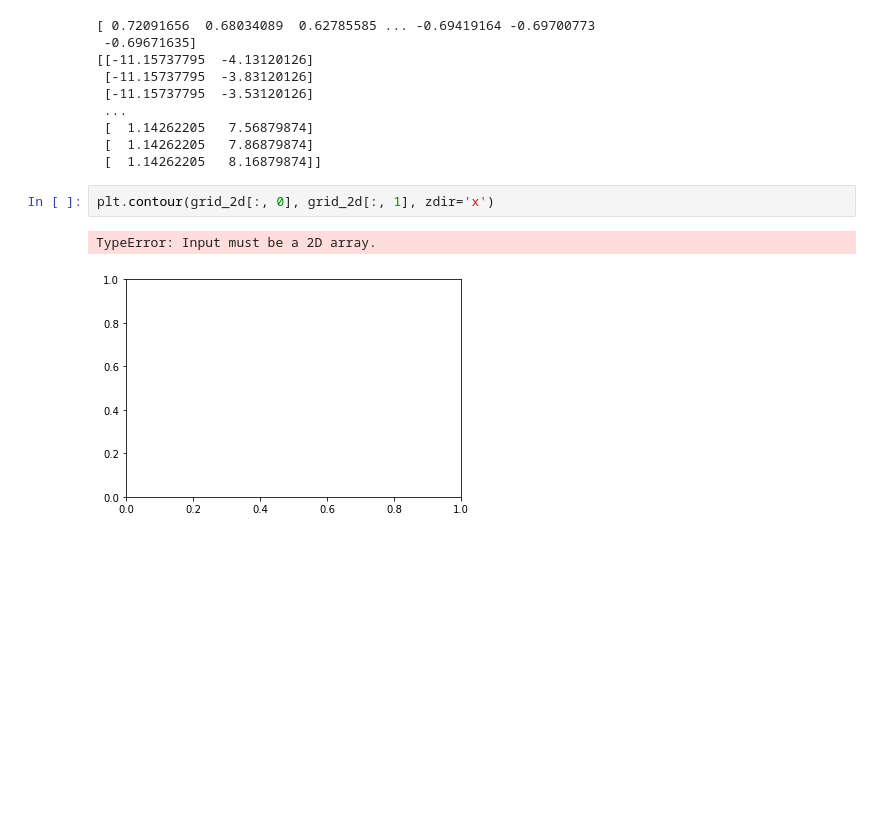
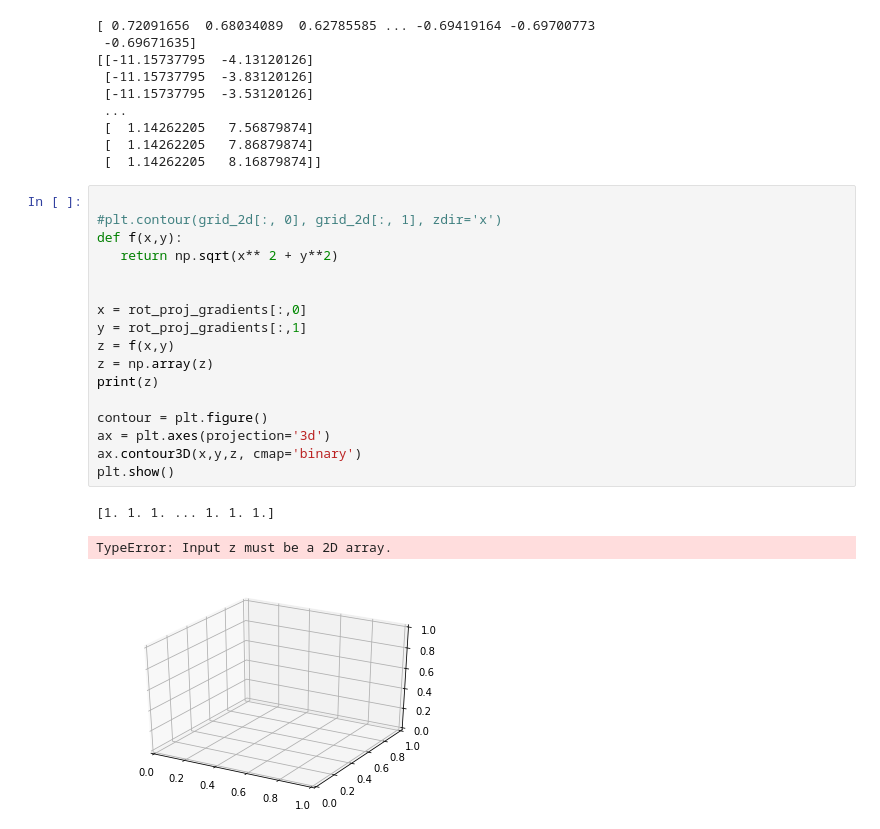
Before and after one commit to theochem/chemtools, a Jupyter notebook: examples/plotting/2D_Plotting_Gradient.ipynb, the cells around one changed output. Drawn from its saved outputs; the diff is of its cells as text; blank space fills up the shorter version.

Commit message:
2D Plotting, errors generating level curves for contour

```diff
--- a/examples/plotting/2D_Plotting_Gradient.ipynb
+++ b/examples/plotting/2D_Plotting_Gradient.ipynb
@@ -181,8 +180,24 @@ print(grid_2d)
  [  1.14262205   7.56879874]
  [  1.14262205   7.86879874]
  [  1.14262205   8.16879874]]
-# %%
-plt.contour(grid_2d[:, 0], grid_2d[:, 1], zdir='x')
-# %% [output]
-TypeError: Input must be a 2D array.
-[figure, removed]
+# %%
+
+#plt.contour(grid_2d[:, 0], grid_2d[:, 1], zdir='x')
+def f(x,y):
+   return np.sqrt(x** 2 + y**2)
+
+
+x = rot_proj_gradients[:,0]
+y = rot_proj_gradients[:,1]
+z = f(x,y)
+z = np.array(z)
+print(z)
+
+contour = plt.figure()
+ax = plt.axes(projection='3d')
+ax.contour3D(x,y,z, cmap='binary')
+plt.show()
+# %% [output]
+[1. 1. 1. ... 1. 1. 1.]
+TypeError: Input z must be a 2D array.
+[figure, added]
```
Also changed, not shown: parts of 4 cells of this notebook.
